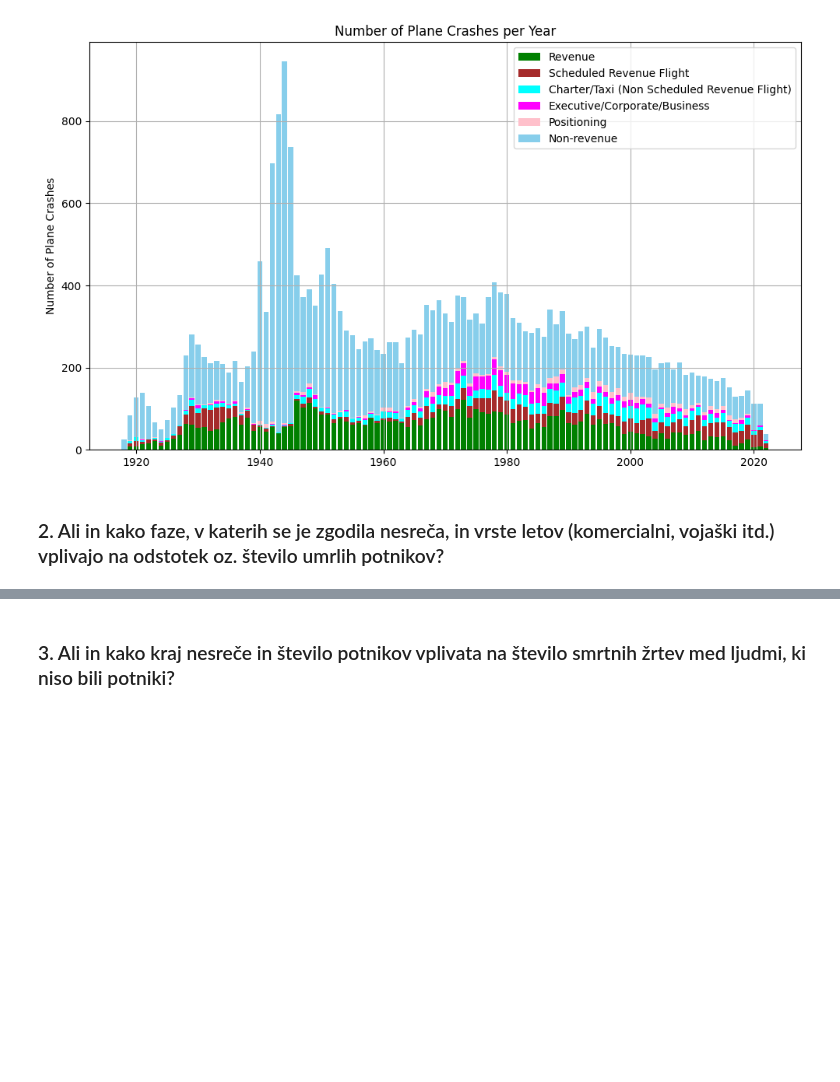
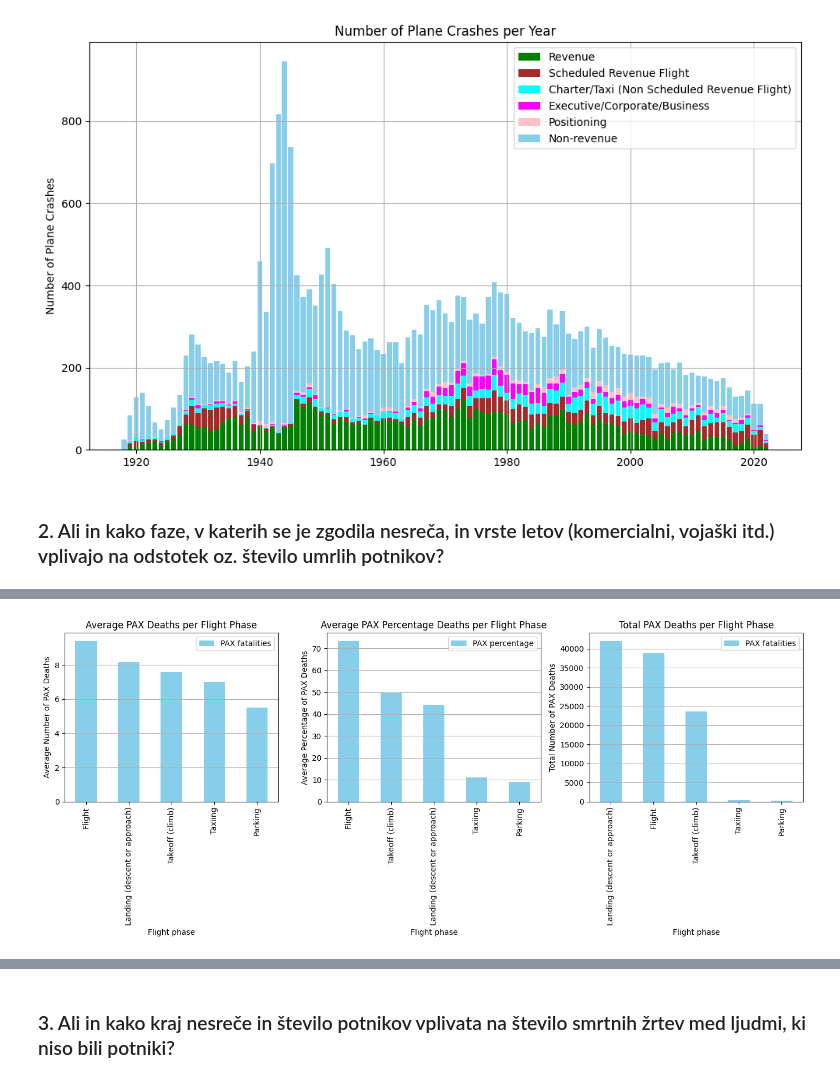
Before and after one commit to NikUlj/PR24NUJRSLSTKKM, a Jupyter notebook: PR24NUJRSLSTKKM.ipynb, the cells around one changed output, grey strips where cells are left out. Cells and saved outputs as stored; diff of their text form; code cells hidden in the pictures; blank space fills up the shorter version.

```diff
--- a/PR24NUJRSLSTKKM.ipynb
+++ b/PR24NUJRSLSTKKM.ipynb
@@ -182,0 +251,28 @@ plt.show()
+# %%
+pax_grouped_phase = data_pax_filtered.groupby('Flight phase').agg({'PAX fatalities':'mean', 'PAX percentage':'mean'}).reset_index()
+pax_grouped_phase_sum = data_pax_filtered.groupby('Flight phase')['PAX fatalities'].sum().reset_index()
+
+fig, axes = plt.subplots(1, 3, figsize=(14, 6))
+
+pax_grouped_phase = pax_grouped_phase.sort_values(by='PAX fatalities', ascending=False)
+pax_grouped_phase.plot(x='Flight phase', y='PAX fatalities', kind='bar', ax=axes[0], color='skyblue')
+axes[0].set_title('Average PAX Deaths per Flight Phase')
+axes[0].set_ylabel('Average Number of PAX Deaths')
+axes[0].grid(True, axis='y')
+
+pax_grouped_phase = pax_grouped_phase.sort_values(by='PAX percentage', ascending=False)
+pax_grouped_phase.plot(x='Flight phase', y='PAX percentage', kind='bar', ax=axes[1], color='skyblue')
+axes[1].set_title('Average PAX Percentage Deaths per Flight Phase')
+axes[1].set_ylabel('Average Percentage of PAX Deaths')
+axes[1].grid(True, axis='y')
+
+pax_grouped_phase_sum = pax_grouped_phase_sum.sort_values(by='PAX fatalities', ascending=False)
+pax_grouped_phase_sum.plot(x='Flight phase', y='PAX fatalities', kind='bar', ax=axes[2], color='skyblue')
+axes[2].set_title('Total PAX Deaths per Flight Phase')
+axes[2].set_ylabel('Total Number of PAX Deaths')
+axes[2].grid(True, axis='y')
+
+plt.tight_layout()
+plt.show()
+# %% [output]
+[figure, added]
```
Also changed, not shown: parts of 5 cells of this notebook.
